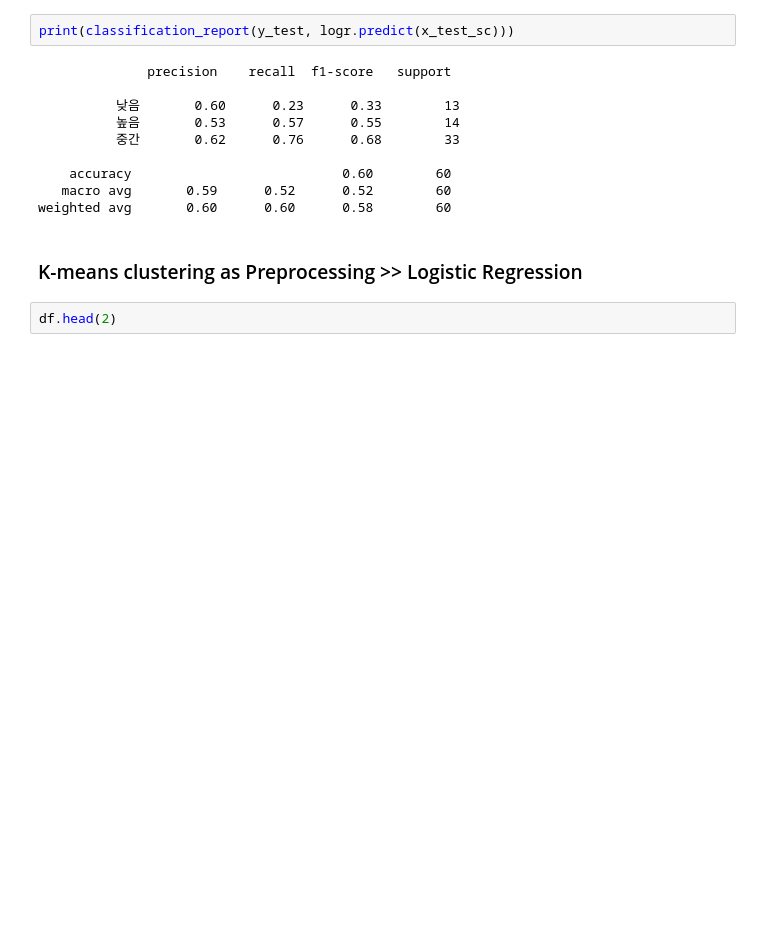
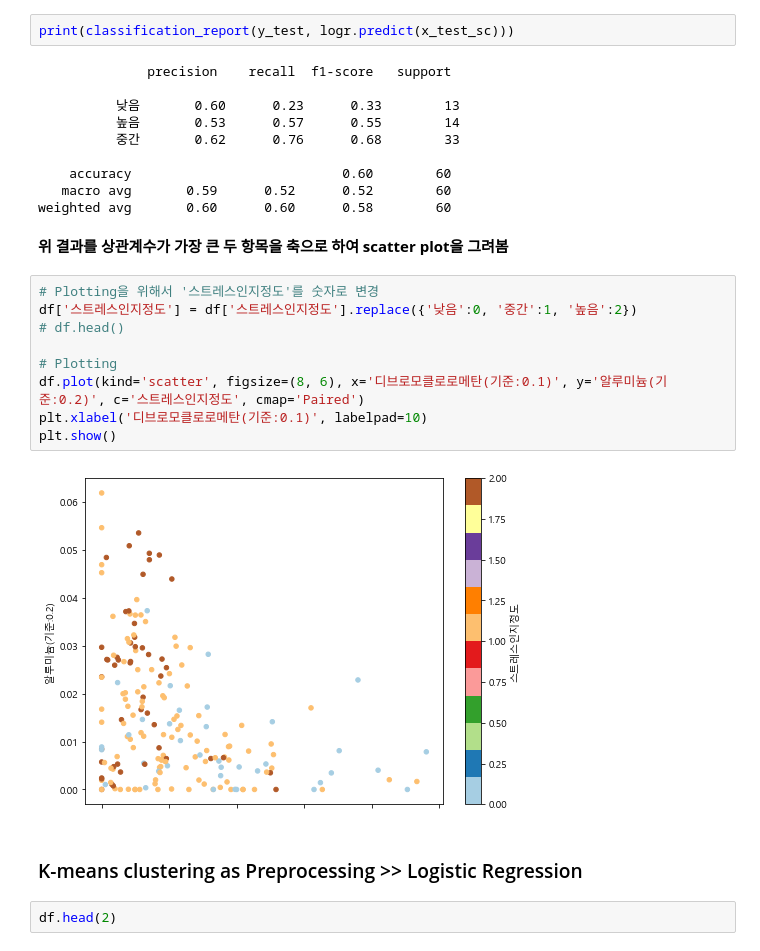
Before and after one commit to BreadFeet/K-water_project, a Jupyter notebook: myanalysis/03_Data_Analysis.ipynb, the cells around one changed output. Saved outputs shown, nothing was run; the diff lists cells and outputs as text; blank space fills up the shorter version.

```diff
--- a/myanalysis/03_Data_Analysis.ipynb
+++ b/myanalysis/03_Data_Analysis.ipynb
@@ -1351,6 +1351,19 @@ print(classification_report(y_test, logr.predict(x_test_sc)))
     accuracy                           0.60        60
    macro avg       0.59      0.52      0.52        60
 weighted avg       0.60      0.60      0.58        60
+# %% [markdown]
+**위 결과를 상관계수가 가장 큰 두 항목을 축으로 하여 scatter plot을 그려봄**
+# %%
+# Plotting을 위해서 '스트레스인지정도'를 숫자로 변경
+df['스트레스인지정도'] = df['스트레스인지정도'].replace({'낮음':0, '중간':1, '높음':2})
+# df.head()
+
+# Plotting
+df.plot(kind='scatter', figsize=(8, 6), x='디브로모클로로메탄(기준:0.1)', y='알루미늄(기준:0.2)', c='스트레스인지정도', cmap='Paired')
+plt.xlabel('디브로모클로로메탄(기준:0.1)', labelpad=10)
+plt.show()
+# %% [output]
+[figure, added]
 # %% [markdown]
 ### K-means clustering as Preprocessing >> Logistic Regression
 # %%
```
Also changed, not shown: 9 other files.
